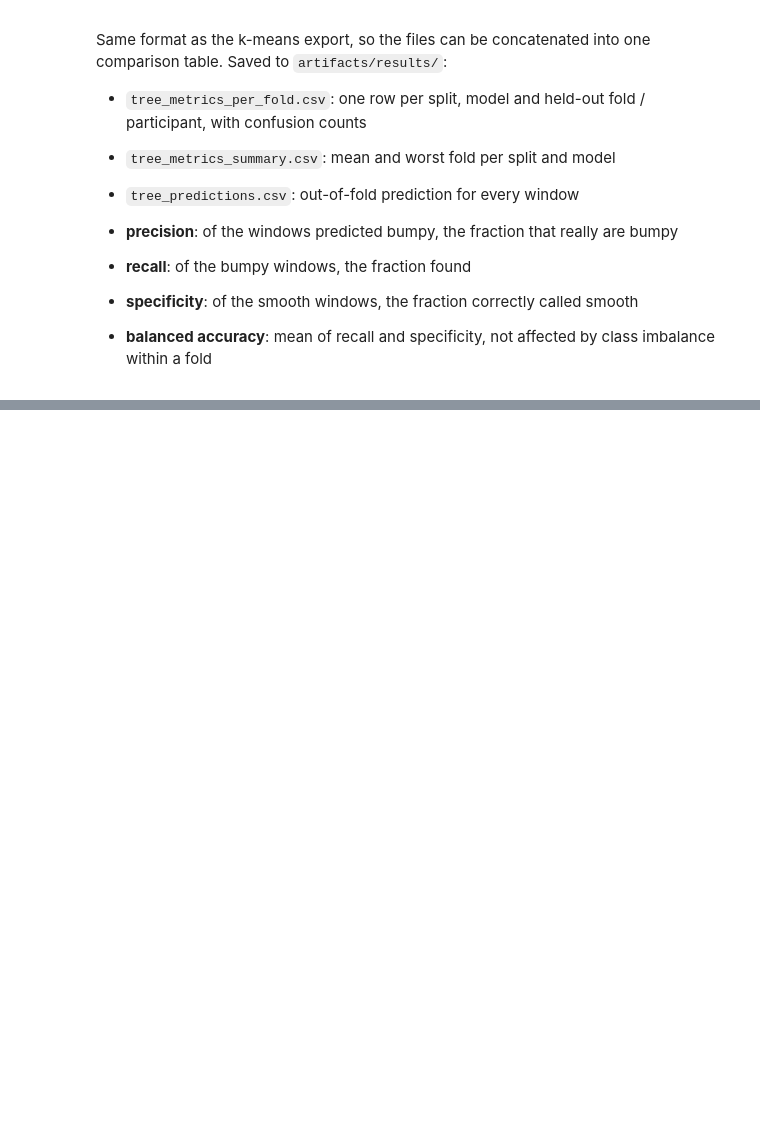
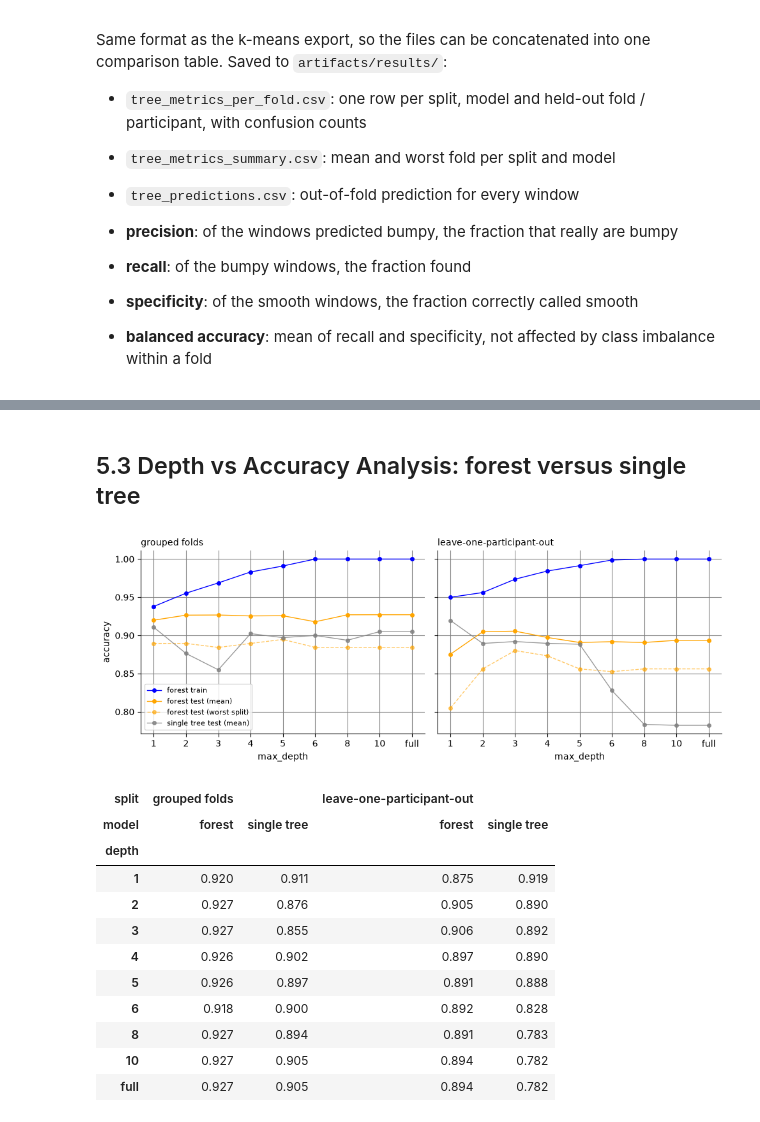
Before and after one commit to kostasparma/Machine_Learning_for_rides, a Jupyter notebook: group19.ipynb, the cells around one changed output, grey strips where cells are left out. Saved outputs shown, nothing was run; the diff lists cells and outputs as text; code cells hidden in the pictures; blank space fills up the shorter version.

```diff
--- a/group19.ipynb
+++ b/group19.ipynb
@@ -1586,0 +1689,53 @@ saved to D:\2-Courses\5ARE0-Project\Machine_Learning_for_rides\artifacts\results
+# %% [markdown]
+## 5.3 Depth vs Accuracy Analysis: forest versus single tree
+# %%
+DEPTHS = [1, 2, 3, 4, 5, 6, 8, 10, None]
+
+def cv_accuracy(splits, feats, make):
+    tr_acc, te_acc = [], []
+    for tr, te in splits:
+        clf = make().fit(df.loc[tr, feats], y[tr])
+        tr_acc.append(clf.score(df.loc[tr, feats], y[tr]))
+        te_acc.append(clf.score(df.loc[te, feats], y[te]))
+
+    return np.mean(tr_acc), np.mean(te_acc), np.min(te_acc)
+
+MAKERS = {"forest": lambda d: forest(max_depth=d),
+          "single tree": lambda d: DecisionTreeClassifier(max_depth=d, random_state=0)}
+
+rows = [{"split": s, "model": m, "depth": "full" if d is None else d,
+         **dict(zip(["train", "test", "worst test"], cv_accuracy(SPLITS[s], ALL, lambda: make(d))))}
+        for s in SPLITS for m, make in MAKERS.items() for d in DEPTHS]
+
+depth_curve = pd.DataFrame(rows)
+
+fig, axes = plt.subplots(1, 2, figsize=(10, 3.8), sharey=True)
+for ax, (s, d) in zip(axes, depth_curve.groupby("split", sort=False)):
+    xs = range(len(DEPTHS))
+
+    f, t = d[d["model"] == "forest"], d[d["model"] == "single tree"]
+    ax.plot(xs, f["train"], marker="o", markersize=4, color=PALETTE[0], label="forest train")
+    ax.plot(xs, f["test"], marker="o", markersize=4, color=PALETTE[1], label="forest test (mean)")
+    ax.plot(xs, f["worst test"], marker="o", markersize=4, color=PALETTE[1], linestyle="--", alpha=0.6, label="forest test (worst split)")
+    ax.plot(xs, t["test"], marker="o", markersize=4, color="gray", alpha=0.8, label="single tree test (mean)")
+    ax.set_xticks(xs, f["depth"]); ax.set(xlabel="max_depth")
+    ax.set_title(s, loc="left", fontsize=10)
+
+axes[0].set_ylabel("accuracy"); axes[0].legend(fontsize=8)
+fig.tight_layout(); fig.savefig(FIG_DIR / "rf_depth_curve.png", dpi=120, bbox_inches="tight"); plt.show()
+
+depth_curve.pivot_table(index="depth", columns=["split", "model"], values="test", sort=False).round(3)
+# %% [output]
+[figure, added]
+| split | grouped folds |  | leave-one-participant-out |  |
+| model | forest | single tree | forest | single tree |
+| depth |  |  |  |  |
+| 1 | 0.920 | 0.911 | 0.875 | 0.919 |
+| 2 | 0.927 | 0.876 | 0.905 | 0.890 |
+| 3 | 0.927 | 0.855 | 0.906 | 0.892 |
+| 4 | 0.926 | 0.902 | 0.897 | 0.890 |
+| 5 | 0.926 | 0.897 | 0.891 | 0.888 |
+| 6 | 0.918 | 0.900 | 0.892 | 0.828 |
+| 8 | 0.927 | 0.894 | 0.891 | 0.783 |
+| 10 | 0.927 | 0.905 | 0.894 | 0.782 |
+| full | 0.927 | 0.905 | 0.894 | 0.782 |
```
Also changed, not shown: parts of 20 cells of this notebook.
